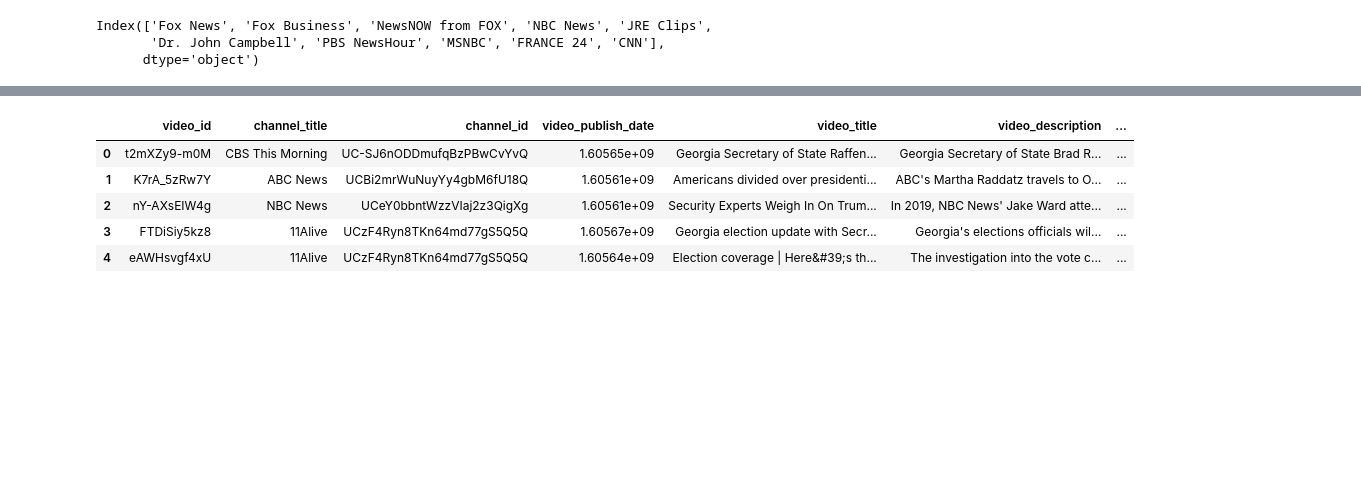
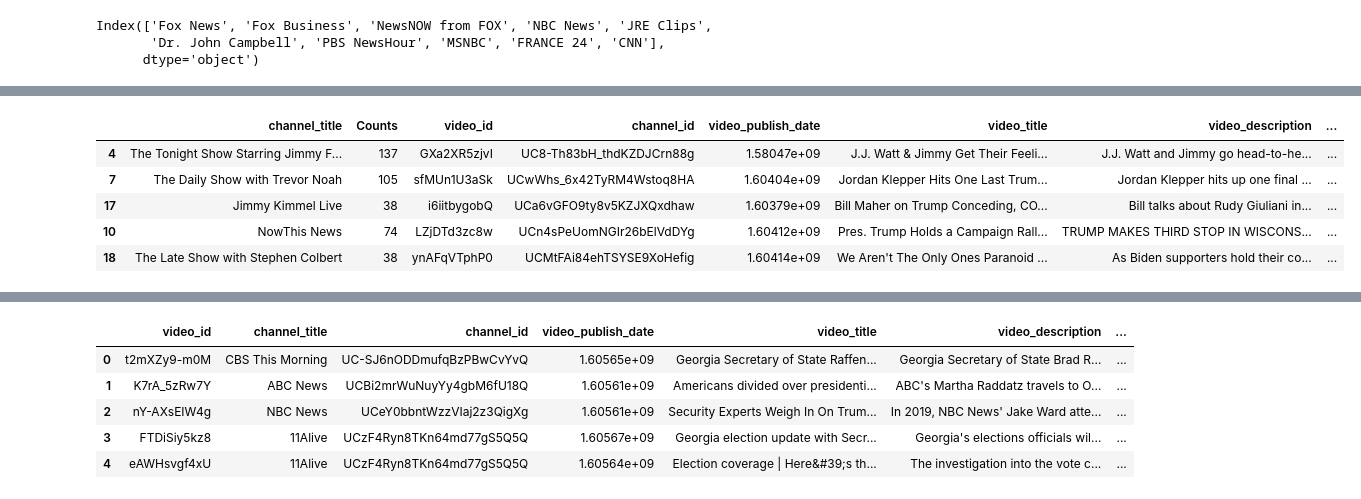
Before and after one commit to daniel-covelli/senior-thesis, a Jupyter notebook: script/viz.ipynb, the cells around one changed output, grey strips where cells are left out. Cells and saved outputs as stored; diff of their text form; code cells hidden in the pictures; blank space fills up the shorter version.

```diff
--- a/script/viz.ipynb
+++ b/script/viz.ipynb
@@ -547,3 +741,18 @@ frp = frp['channel_title'].value_counts()[:10].to_frame('Count')
 flp = df_master[df_master['classif'] == 'Far Left']
 flp = flp.astype(str).applymap(lambda x: x[:20])
 flp = flp['channel_title'].value_counts()[:10].to_frame('Count')
+# %%
+p = df_master['channel_title'].value_counts()[:20].to_frame('Counts').reset_index()
+p.rename(columns={'index': 'channel_title'}, inplace=True)
+p.head()
+dfm = df_master.drop_duplicates(subset='channel_title', keep="first")
+result = pd.merge(p, dfm, on='channel_title', how='inner')
+result = result.sort_values(by='weight')
+result.head()
+# %% [output]
+|  | channel_title | Counts | video_id | channel_id | video_publish_date | video_title | video_description | ... |
+| 4 | The Tonight Show Starring Jimmy F... | 137 | GXa2XR5zjvI | UC8-Th83bH_thdKZDJCrn88g | 1.58047e+09 | J.J. Watt & Jimmy Get Their Feeli... | J.J. Watt and Jimmy go head-to-he... | ... |
+| 7 | The Daily Show with Trevor Noah | 105 | sfMUn1U3aSk | UCwWhs_6x42TyRM4Wstoq8HA | 1.60404e+09 | Jordan Klepper Hits One Last Trum... | Jordan Klepper hits up one final ... | ... |
+| 17 | Jimmy Kimmel Live | 38 | i6iitbygobQ | UCa6vGFO9ty8v5KZJXQxdhaw | 1.60379e+09 | Bill Maher on Trump Conceding, CO... | Bill talks about Rudy Giuliani in... | ... |
+| 10 | NowThis News | 74 | LZjDTd3zc8w | UCn4sPeUomNGIr26bElVdDYg | 1.60412e+09 | Pres. Trump Holds a Campaign Rall... | TRUMP MAKES THIRD STOP IN WISCONS... | ... |
+| 18 | The Late Show with Stephen Colbert | 38 | ynAFqVTphP0 | UCMtFAi84ehTSYSE9XoHefig | 1.60414e+09 | We Aren't The Only Ones Paranoid ... | As Biden supporters hold their co... | ... |
```
Also changed, not shown: parts of 34 cells of this notebook, 1 other file.
